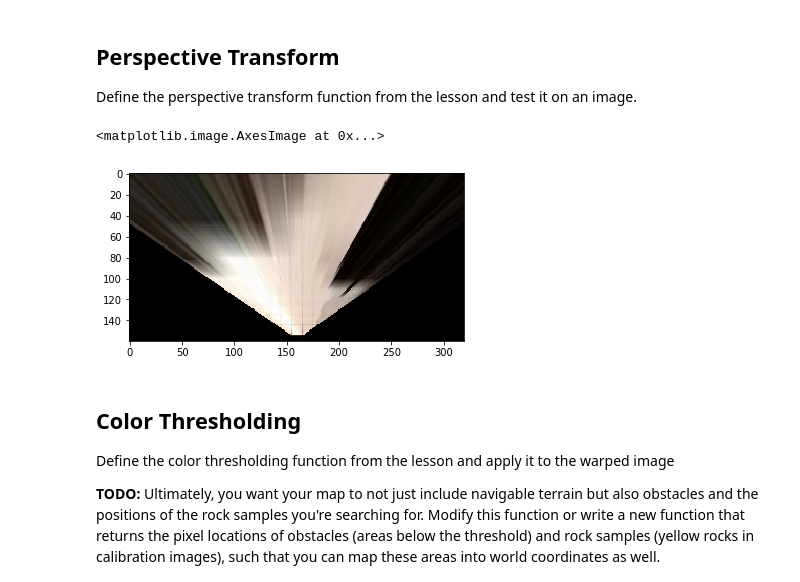
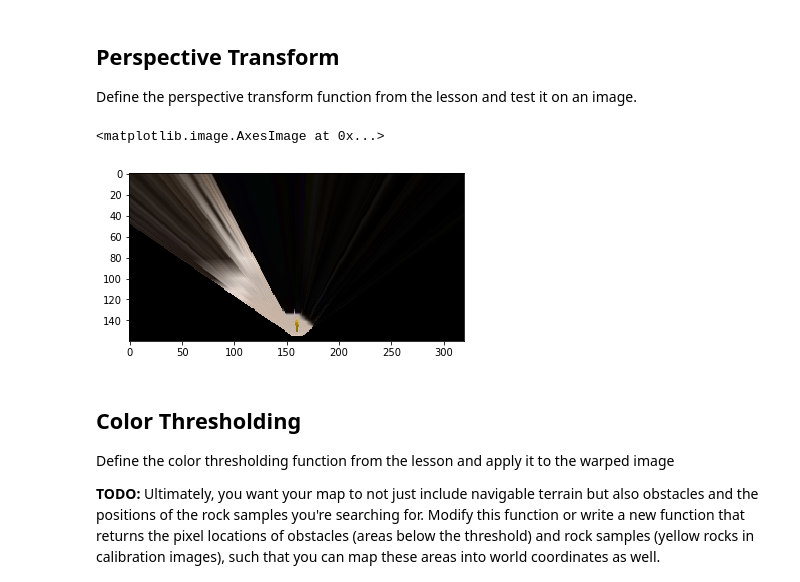
Before and after one commit to kjames88/RoboND-Rover, a Jupyter notebook: code/Rover_Project_Test_Notebook.ipynb, the cells around one changed output. Drawn from its saved outputs; the diff is of its cells as text; code cells hidden in the pictures.

```diff
--- a/code/Rover_Project_Test_Notebook.ipynb
+++ b/code/Rover_Project_Test_Notebook.ipynb
@@ -112,16 +112,16 @@
                         [image.shape[1]/2+5, image.shape[0]-offset-10],
                         [image.shape[1]/2-5, image.shape[0]-offset],
                         [image.shape[1]/2+5, image.shape[0]-offset]])
 #destination = np.float32([[120,75],[200,75],[120,155],[200,155]])
 #destination = np.float32([[155,64],[165,64],[155,74],[165,74]])
 # 2) Apply perspective transform
-warped = perspect_transform(grid_img, source, destination)
+warped = perspect_transform(rock_img, source, destination)
 plt.imshow(warped)
 #plt.imshow(grid_img[80:,:])
 #scipy.misc.imsave('../output/warped_example.jpg', warped)
 # %% [output]
 <matplotlib.image.AxesImage at 0x...>
-[figure, old version]
+[figure, new version]
 # %% [markdown]
 ## Color Thresholding
 Define the color thresholding function from the lesson and apply it to the warped image
```
Also changed, not shown: 4 other files.
